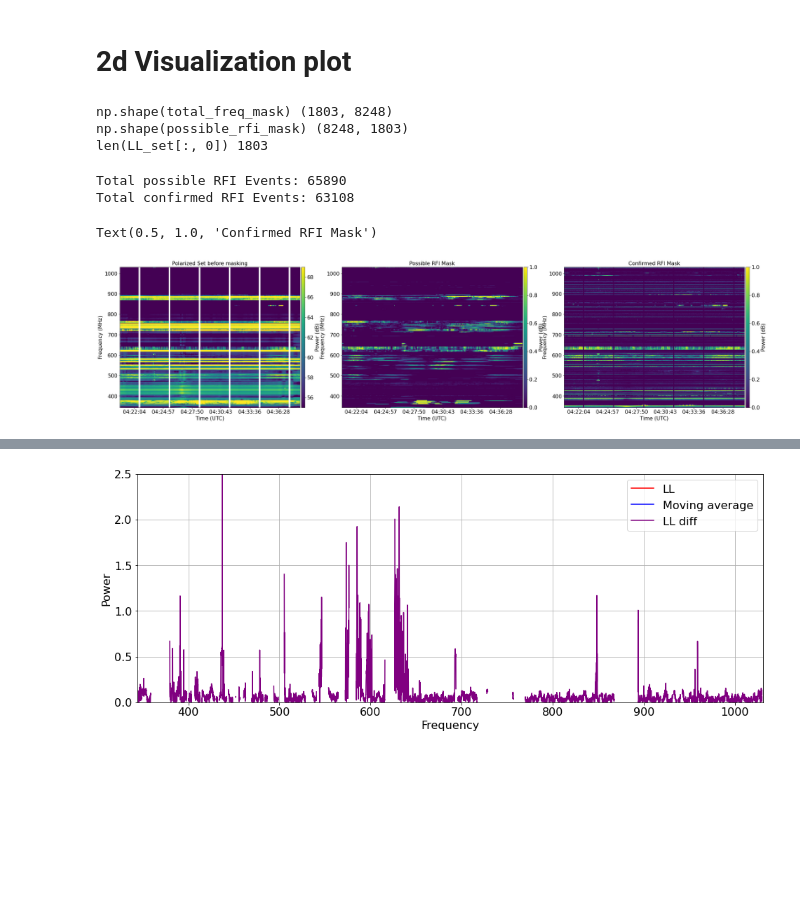
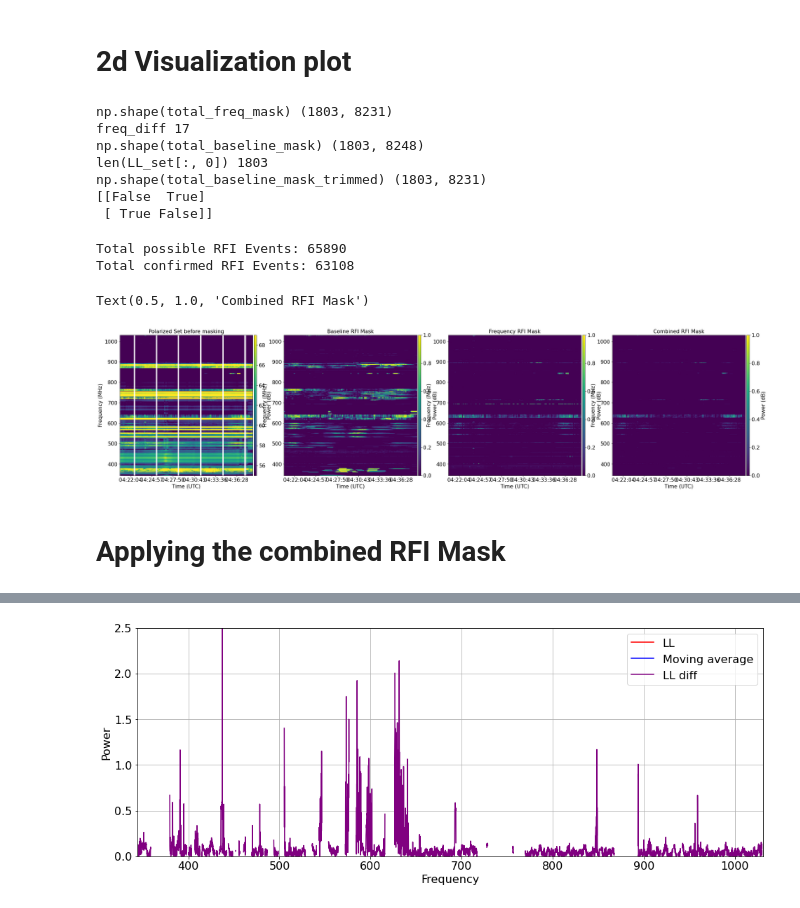
Before and after one commit to aordog/dva_pipeline, a Jupyter notebook: dva_rfi_excision_single_scan.ipynb, the cells around one changed output, grey strips where cells are left out. Saved outputs shown, nothing was run; the diff lists cells and outputs as text; code cells hidden in the pictures; blank space fills up the shorter version.

```diff
--- a/dva_rfi_excision_single_scan.ipynb
+++ b/dva_rfi_excision_single_scan.ipynb
@@ -382,19 +386,38 @@ polarized_set_masked, LL_set_masked, possible_rfi_mask, total_freq_mask, total_c
 # %%
 print("np.shape(total_freq_mask)", np.shape(total_freq_mask))
-print("np.shape(possible_rfi_mask)", np.shape(possible_rfi_mask))
+freq_diff = np.abs(len(total_freq_mask[0]) - len(total_baseline_mask))
+print("freq_diff", freq_diff)
+print("np.shape(total_baseline_mask)", np.shape(np.transpose(total_baseline_mask)))
 print("len(LL_set[:, 0])", len(LL_set[:, 0]))
 # print("np.shape(LL_diff)", np.shape(LL_diff))
+
+total_baseline_mask_trimmed = np.transpose(total_baseline_mask[:-freq_diff])
+print("np.shape(total_baseline_mask_trimmed)", np.shape(total_baseline_mask_trimmed))
+
+combined_mask = np.logical_or(total_baseline_mask_trimmed, total_freq_mask)
+
+
+A = [[0, 1],
+     [1, 1]]
+B = [[1, 1],
+     [1, 0]]
+C = np.logical_or(A, B)
+print(C)
 # %% [output]
-np.shape(total_freq_mask) (1803, 8248)
-np.shape(possible_rfi_mask) (8248, 1803)
+np.shape(total_freq_mask) (1803, 8231)
+freq_diff 17
+np.shape(total_baseline_mask) (1803, 8248)
 len(LL_set[:, 0]) 1803
+np.shape(total_baseline_mask_trimmed) (1803, 8231)
+[[False  True]
+ [ True False]]
 # %%
 print("Total possible RFI Events:", total_possible)
 print("Total confirmed RFI Events:", total_confirmed)
 
 freq_start_idx = 0
 freq_end_idx = -1
-fig,axs = plt.subplots(1,3,figsize=(35,8))
+fig,axs = plt.subplots(1,4,figsize=(35,8))
 fs = 16
 #Polarized Waterfall ---------------------------------------------------------------------------------------------------------------------------
 polarized_power_min = 55
@@ -418,7 +441,7 @@ axs[0].set_title('Polarized Set before masking', size = fs)
 #full_scan_mask Waterfall ---------------------------------------------------------------------------------------------------------------------------
 mask_power_min = 0
 mask_power_max = 1
-im_pol = axs[1].imshow(possible_rfi_mask,aspect='auto',vmin=mask_power_min,vmax=mask_power_max,origin='lower',
+im_pol = axs[1].imshow(total_baseline_mask,aspect='auto',vmin=mask_power_min,vmax=mask_power_max,origin='lower',
         extent=[t_plt[0],t_plt[-1],freq[0],freq[-1]])
 divider = make_axes_locatable(axs[1])
 cax = divider.append_axes('right', size='2%', pad=0.05)
@@ -432,7 +455,7 @@ axs[1].xaxis.set_major_formatter(mdates.DateFormatter('%H:%M:%S'))
 axs[1].fmt_xdata = mdates.DateFormatter('%H:%M:%S')
 axs[1].set_xlabel('Time (UTC)',fontsize=fs)
 axs[1].set_ylabel('Frequency (MHz)',fontsize=fs)
-axs[1].set_title('Possible RFI Mask', size = fs)
+axs[1].set_title('Baseline RFI Mask', size = fs)
 
 #confirmed_rfi_mask Waterfall ---------------------------------------------------------------------------------------------------------------------------
 im_pol = axs[2].imshow(np.transpose(total_freq_mask),aspect='auto',vmin=mask_power_min,vmax=mask_power_max,origin='lower',
@@ -446,34 +469,53 @@ axs[2].set_xlim(t_plt[0],t_plt[-1])
 axs[2].set_ylim(freq[freq_start_idx], freq[freq_end_idx])
 axs[2].tick_params(axis='both', labelsize=fs)
 axs[2].xaxis.set_major_formatter(mdates.DateFormatter('%H:%M:%S'))
 axs[2].fmt_xdata = mdates.DateFormatter('%H:%M:%S')
 axs[2].set_xlabel('Time (UTC)',fontsize=fs)
 axs[2].set_ylabel('Frequency (MHz)',fontsize=fs)
-axs[2].set_title('Confirmed RFI Mask', size = fs)
+axs[2].set_title('Frequency RFI Mask', size = fs)
 
-# #Polarized_Masked Waterfall ---------------------------------------------------------------------------------------------------------------------------
+#confirmed_rfi_mask Waterfall ---------------------------------------------------------------------------------------------------------------------------
+im_pol = axs[3].imshow(np.transpose(combined_mask),aspect='auto',vmin=mask_power_min,vmax=mask_power_max,origin='lower',
+        extent=[t_plt[0],t_plt[-1],freq[0],freq[-1]])
+divider = make_axes_locatable(axs[3])
+cax = divider.append_axes('right', size='2%', pad=0.05)
+cbar = fig.colorbar(im_pol, cax=cax, orientation='vertical')
+cbar.ax.tick_params(labelsize=fs)
+cbar.set_label('Power (dB)', fontsize=fs)
+axs[3].set_xlim(t_plt[0],t_plt[-1])
+axs[3].set_ylim(freq[freq_start_idx], freq[freq_end_idx])
+axs[3].tick_params(axis='both', labelsize=fs)
+axs[3].xaxis.set_major_formatter(mdates.DateFormatter('%H:%M:%S'))
+axs[3].fmt_xdata = mdates.DateFormatter('%H:%M:%S')
+axs[3].set_xlabel('Time (UTC)',fontsize=fs)
+axs[3].set_ylabel('Frequency (MHz)',fontsize=fs)
+axs[3].set_title('Combined RFI Mask', size = fs)
+
+# # #Polarized_Masked Waterfall ---------------------------------------------------------------------------------------------------------------------------
 # im_pol = axs[2].imshow(10.*np.log10(polarized_set_masked.T),aspect='auto',vmin=polarized_power_min,vmax=polarized_power_max,origin='lower',
 #         extent=[t_plt[0],t_plt[-1],freq[0],freq[-1]])
 # divider = make_axes_locatable(axs[2])
 # cax = divider.append_axes('right', size='2%', pad=0.05)
 # cbar = fig.colorbar(im_pol, cax=cax, orientation='vertical')
 # cbar.ax.tick_params(labelsize=fs)
 # cbar.set_label('Power (dB)', fontsize=fs)
 # axs[2].set_xlim(t_plt[0],t_plt[-1])
 # axs[2].set_ylim(freq[freq_start_idx], freq[freq_end_idx])
 # axs[2].tick_params(axis='both', labelsize=fs)
 # axs[2].xaxis.set_major_formatter(mdates.DateFormatter('%H:%M:%S'))
 # axs[2].fmt_xdata = mdates.DateFormatter('%H:%M:%S')
 # axs[2].set_xlabel('Time (UTC)',fontsize=fs)
 # axs[2].set_ylabel('Frequency (MHz)',fontsize=fs)
 # axs[2].set_title('Polarized Set after masking', size = fs)
 
 
 
 
 #Arbitraty constants for visualization
 # %% [output]
 Total possible RFI Events: 65890
 Total confirmed RFI Events: 63108
-Text(0.5, 1.0, 'Confirmed RFI Mask')
+Text(0.5, 1.0, 'Combined RFI Mask')
-[figure, old version]
+[figure, new version]
+# %% [markdown]
+# Applying the combined RFI Mask
```
Also changed, not shown: parts of 4 cells of this notebook.
